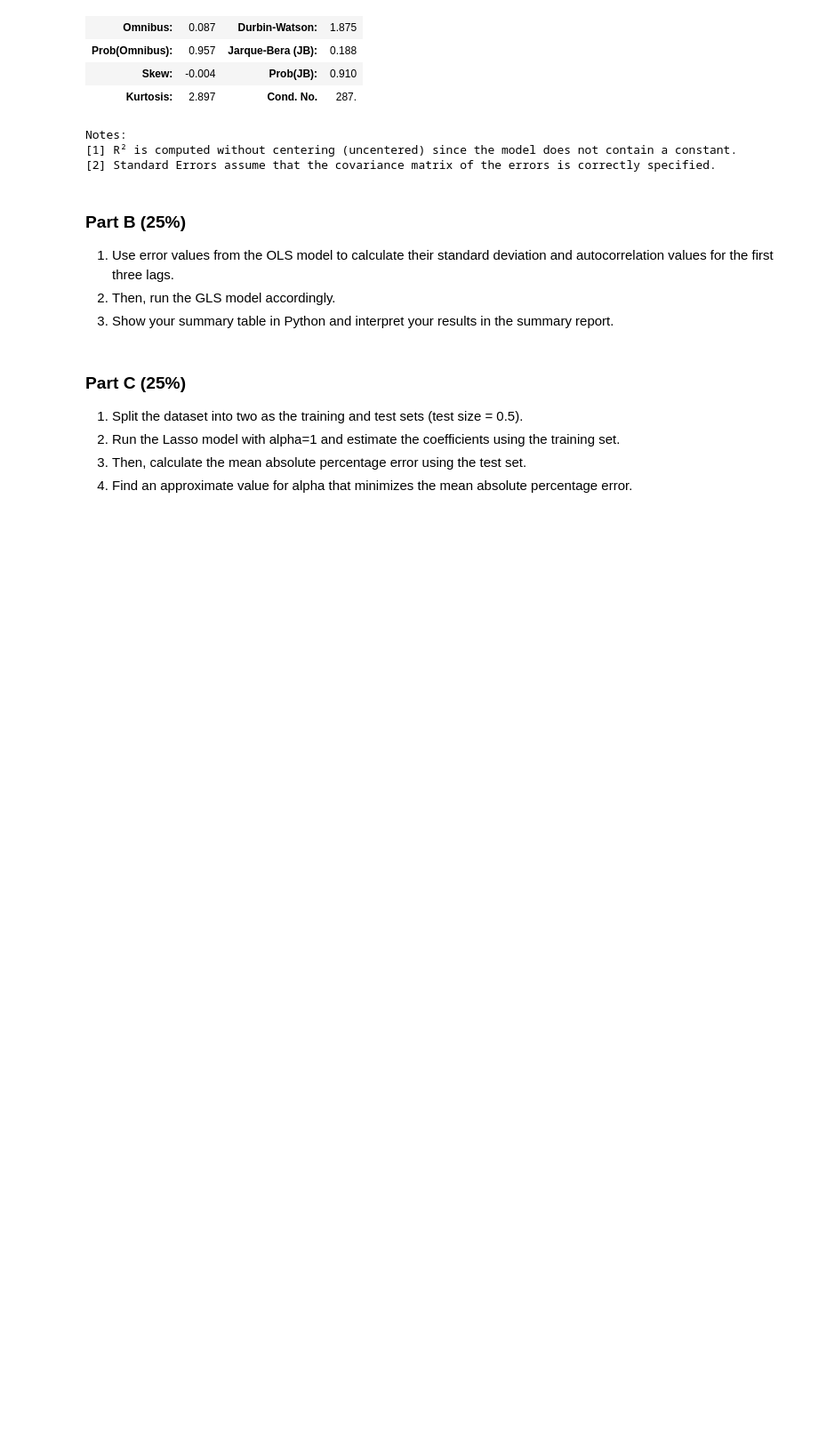
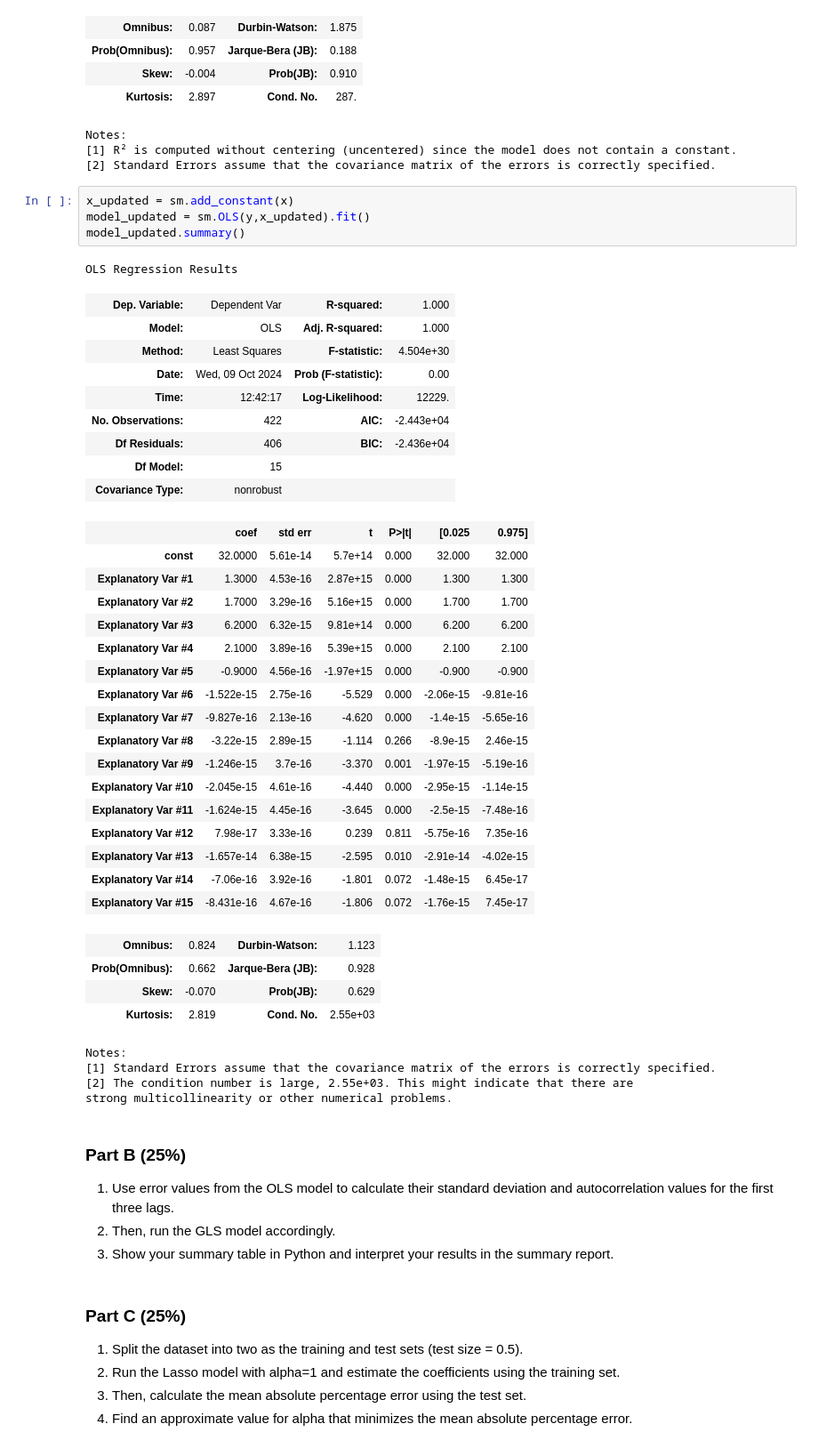
Before and after one commit to xiaowanzisj/Predictive-Modelling-Fall-2024, a Jupyter notebook: assignment.ipynb, the cells around one changed output. Shown at 89% size. Saved outputs shown, nothing was run; the diff lists cells and outputs as text; blank space fills up the shorter version.

```diff
--- a/assignment.ipynb
+++ b/assignment.ipynb
@@ -106,6 +106,46 @@ OLS Regression Results
 Notes:
 [1] R² is computed without centering (uncentered) since the model does not contain a constant.
 [2] Standard Errors assume that the covariance matrix of the errors is correctly specified.
+# %%
+x_updated = sm.add_constant(x)
+model_updated = sm.OLS(y,x_updated).fit()
+model_updated.summary()
+# %% [output]
+OLS Regression Results
+| Dep. Variable: | Dependent Var | R-squared: | 1.000 |
+| Model: | OLS | Adj. R-squared: | 1.000 |
+| Method: | Least Squares | F-statistic: | 4.504e+30 |
+| Date: | Wed, 09 Oct 2024 | Prob (F-statistic): | 0.00 |
+| Time: | 12:42:17 | Log-Likelihood: | 12229. |
+| No. Observations: | 422 | AIC: | -2.443e+04 |
+| Df Residuals: | 406 | BIC: | -2.436e+04 |
+| Df Model: | 15 |  |  |
+| Covariance Type: | nonrobust |  |  |
+|  | coef | std err | t | P>|t| | [0.025 | 0.975] |
+| const | 32.0000 | 5.61e-14 | 5.7e+14 | 0.000 | 32.000 | 32.000 |
+| Explanatory Var #1 | 1.3000 | 4.53e-16 | 2.87e+15 | 0.000 | 1.300 | 1.300 |
+| Explanatory Var #2 | 1.7000 | 3.29e-16 | 5.16e+15 | 0.000 | 1.700 | 1.700 |
+| Explanatory Var #3 | 6.2000 | 6.32e-15 | 9.81e+14 | 0.000 | 6.200 | 6.200 |
+| Explanatory Var #4 | 2.1000 | 3.89e-16 | 5.39e+15 | 0.000 | 2.100 | 2.100 |
+| Explanatory Var #5 | -0.9000 | 4.56e-16 | -1.97e+15 | 0.000 | -0.900 | -0.900 |
+| Explanatory Var #6 | -1.522e-15 | 2.75e-16 | -5.529 | 0.000 | -2.06e-15 | -9.81e-16 |
+| Explanatory Var #7 | -9.827e-16 | 2.13e-16 | -4.620 | 0.000 | -1.4e-15 | -5.65e-16 |
+| Explanatory Var #8 | -3.22e-15 | 2.89e-15 | -1.114 | 0.266 | -8.9e-15 | 2.46e-15 |
+| Explanatory Var #9 | -1.246e-15 | 3.7e-16 | -3.370 | 0.001 | -1.97e-15 | -5.19e-16 |
+| Explanatory Var #10 | -2.045e-15 | 4.61e-16 | -4.440 | 0.000 | -2.95e-15 | -1.14e-15 |
+| Explanatory Var #11 | -1.624e-15 | 4.45e-16 | -3.645 | 0.000 | -2.5e-15 | -7.48e-16 |
+| Explanatory Var #12 | 7.98e-17 | 3.33e-16 | 0.239 | 0.811 | -5.75e-16 | 7.35e-16 |
+| Explanatory Var #13 | -1.657e-14 | 6.38e-15 | -2.595 | 0.010 | -2.91e-14 | -4.02e-15 |
+| Explanatory Var #14 | -7.06e-16 | 3.92e-16 | -1.801 | 0.072 | -1.48e-15 | 6.45e-17 |
+| Explanatory Var #15 | -8.431e-16 | 4.67e-16 | -1.806 | 0.072 | -1.76e-15 | 7.45e-17 |
+| Omnibus: | 0.824 | Durbin-Watson: | 1.123 |
+| Prob(Omnibus): | 0.662 | Jarque-Bera (JB): | 0.928 |
+| Skew: | -0.070 | Prob(JB): | 0.629 |
+| Kurtosis: | 2.819 | Cond. No. | 2.55e+03 |
+Notes:
+[1] Standard Errors assume that the covariance matrix of the errors is correctly specified.
+[2] The condition number is large, 2.55e+03. This might indicate that there are
+strong multicollinearity or other numerical problems.
 # %% [markdown]
 ### Part B (25%)
 1.	Use error values from the OLS model to calculate their standard deviation and autocorrelation values for the first three lags.
```
